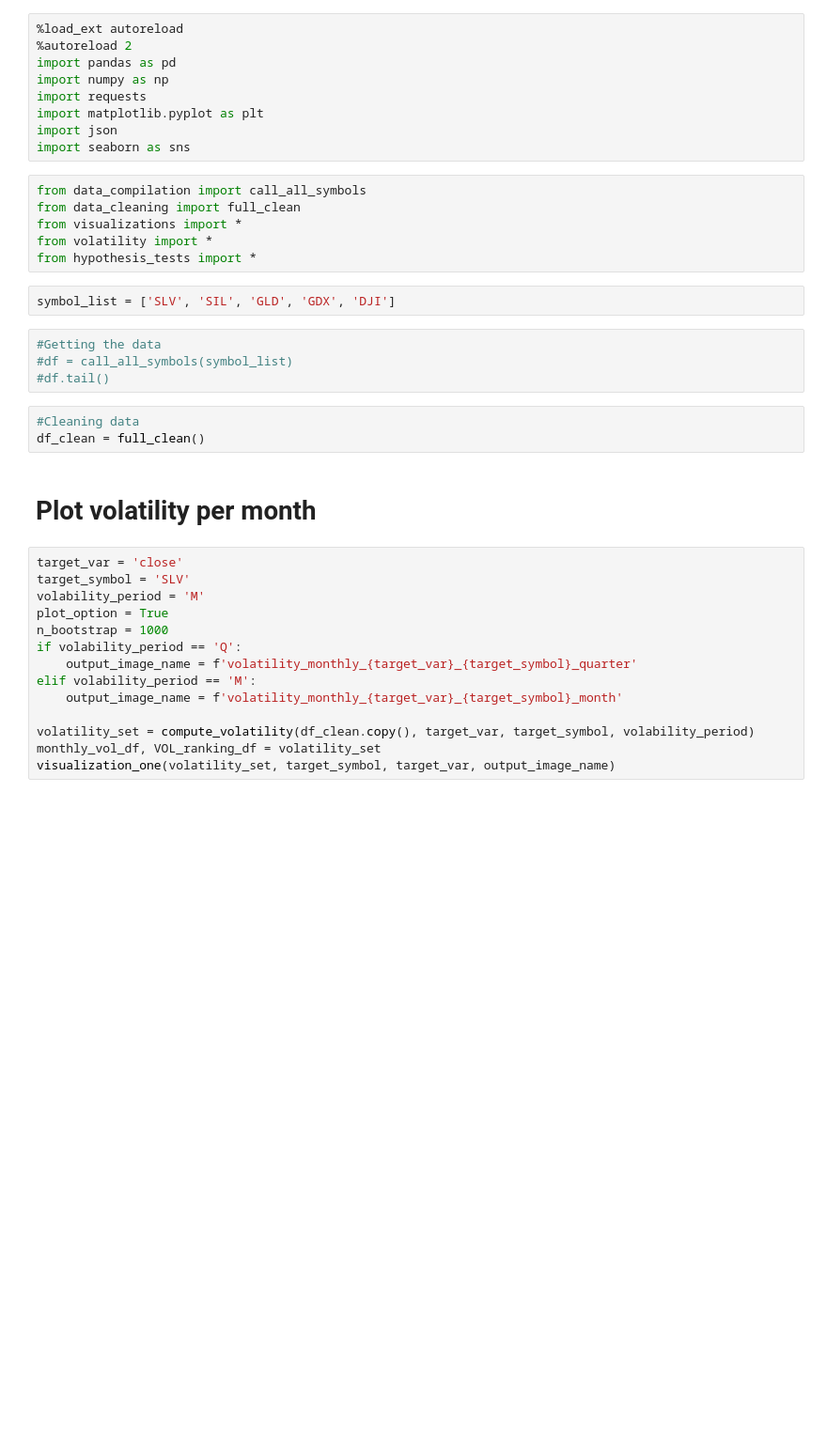
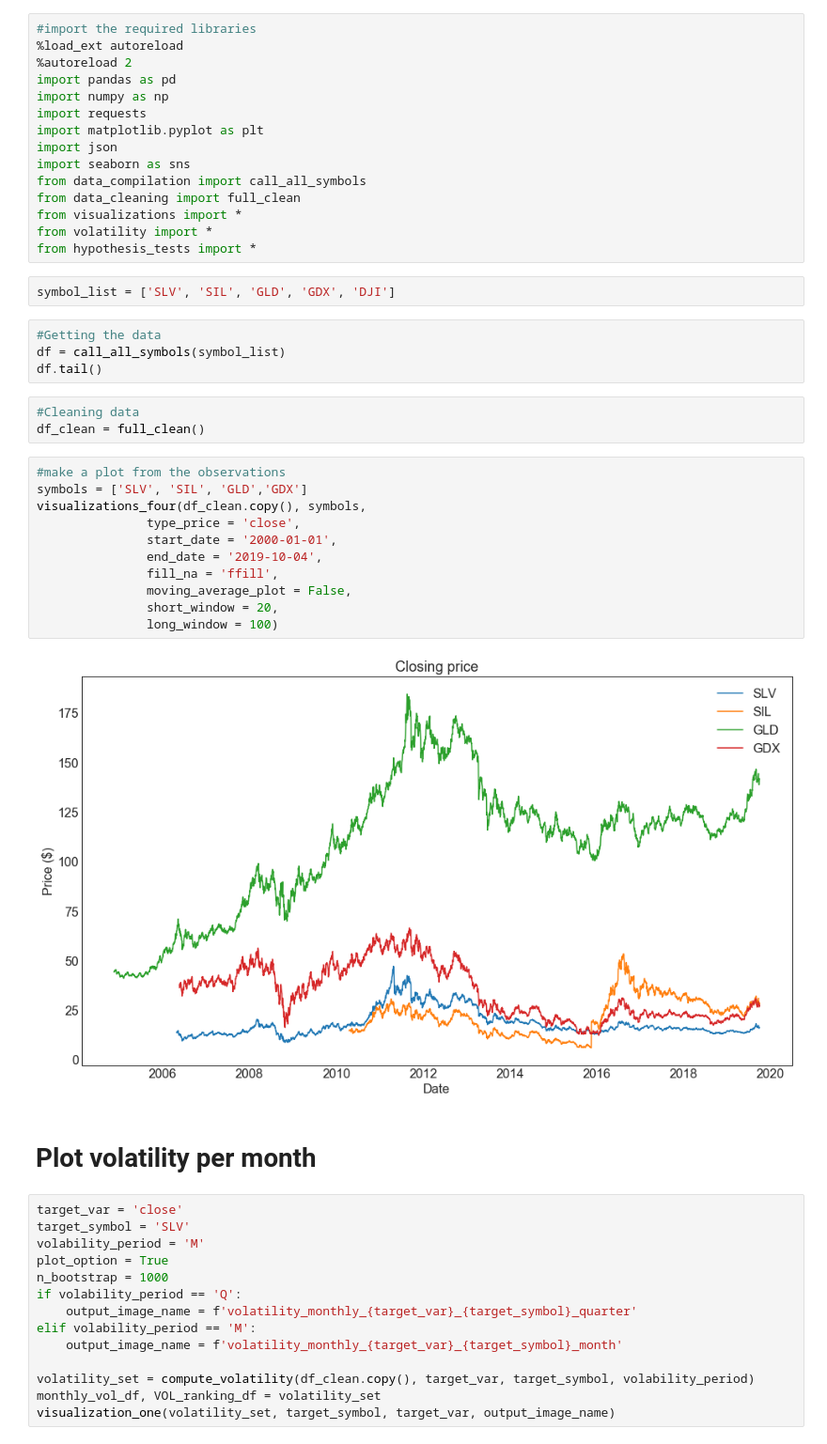
Before and after one commit to akharina/gold_silver_etf, a Jupyter notebook: Tech_Notebook.ipynb, the cells around one changed output. Shown at 94% size. Cells and saved outputs as stored; diff of their text form; blank space fills up the shorter version.

```diff
--- a/Tech_Notebook.ipynb
+++ b/Tech_Notebook.ipynb
@@ -1,4 +1,5 @@
 # %%
+#import the required libraries
 %load_ext autoreload
 %autoreload 2
 import pandas as pd
@@ -7,21 +8,33 @@ import requests
 import matplotlib.pyplot as plt
 import json
 import seaborn as sns
+from data_compilation import call_all_symbols
+from data_cleaning import full_clean
+from visualizations import *
+from volatility import *
+from hypothesis_tests import *
-# %%
-from data_compilation import call_all_symbols
-from data_cleaning import full_clean
-from visualizations import *
-from volatility import *
-from hypothesis_tests import *
 # %%
 symbol_list = ['SLV', 'SIL', 'GLD', 'GDX', 'DJI']
 # %%
 #Getting the data
-#df = call_all_symbols(symbol_list)
-#df.tail()
+df = call_all_symbols(symbol_list)
+df.tail()
 # %%
 #Cleaning data
 df_clean = full_clean()
+# %%
+#make a plot from the observations
+symbols = ['SLV', 'SIL', 'GLD','GDX']
+visualizations_four(df_clean.copy(), symbols,
+               type_price = 'close',
+               start_date = '2000-01-01',
+               end_date = '2019-10-04',
+               fill_na = 'ffill',
+               moving_average_plot = False,
+               short_window = 20,
+               long_window = 100)
+# %% [output]
+[figure, added]
 # %% [markdown]
 # Plot volatility per month
 # %%
```
Also changed, not shown: parts of 5 cells of this notebook, 8 other files.
